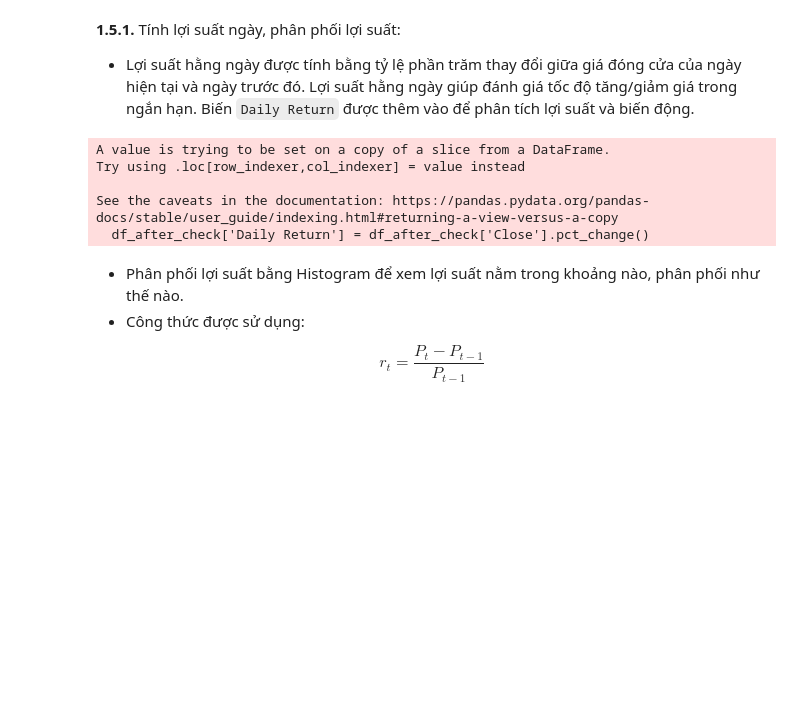
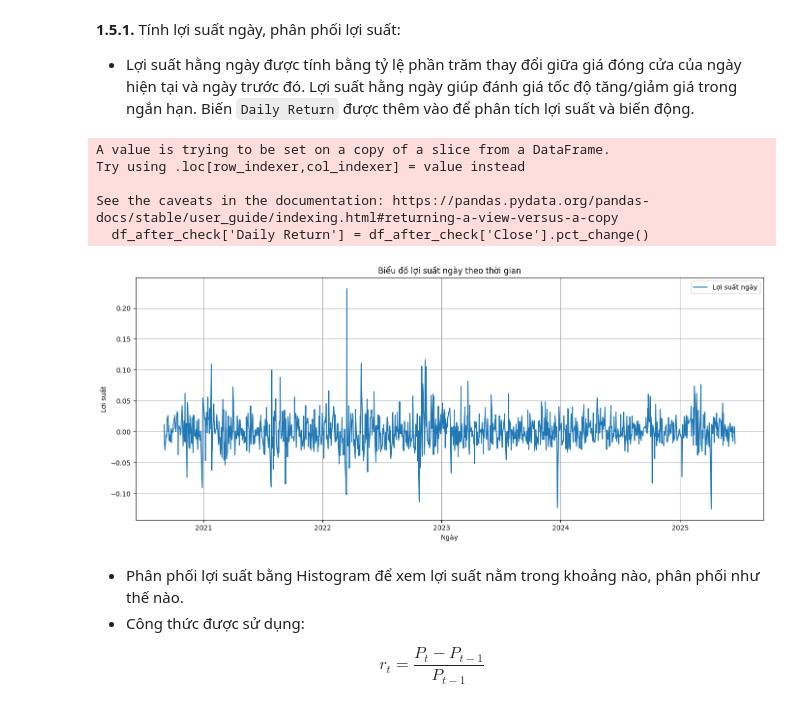
Before and after one commit to giang2011-ai/final_exam, a Jupyter notebook: final_exam.ipynb, the cells around one changed output. Cells and saved outputs as stored; diff of their text form; code cells hidden in the pictures; blank space fills up the shorter version.

```diff
--- a/final_exam.ipynb
+++ b/final_exam.ipynb
@@ -221,12 +221,23 @@ df_after_check.head()
 Biến `Daily Return` được thêm vào để phân tích lợi suất và biến động.
 # %%
 df_after_check['Daily Return'] = df_after_check['Close'].pct_change()
+plt.figure(figsize=(14, 6))
+plt.plot(df_after_check['Date'], df_after_check['Daily Return'], label='Lợi suất ngày', linewidth=1.5)
+
+plt.title('Biểu đồ lợi suất ngày theo thời gian')
+plt.xlabel('Ngày')
+plt.ylabel('Lợi suất')
+plt.legend()
+plt.grid(True)
+plt.tight_layout()
+plt.show()
 # %% [output]
 A value is trying to be set on a copy of a slice from a DataFrame.
 Try using .loc[row_indexer,col_indexer] = value instead
 
 See the caveats in the documentation: https://pandas.pydata.org/pandas-docs/stable/user_guide/indexing.html#returning-a-view-versus-a-copy
   df_after_check['Daily Return'] = df_after_check['Close'].pct_change()
+[figure, added]
 # %% [markdown]
 - Phân phối lợi suất bằng Histogram để xem lợi suất nằm trong khoảng nào, phân phối như thế nào.
 - Công thức được sử dụng:
```
Also changed, not shown: parts of 9 cells of this notebook.
